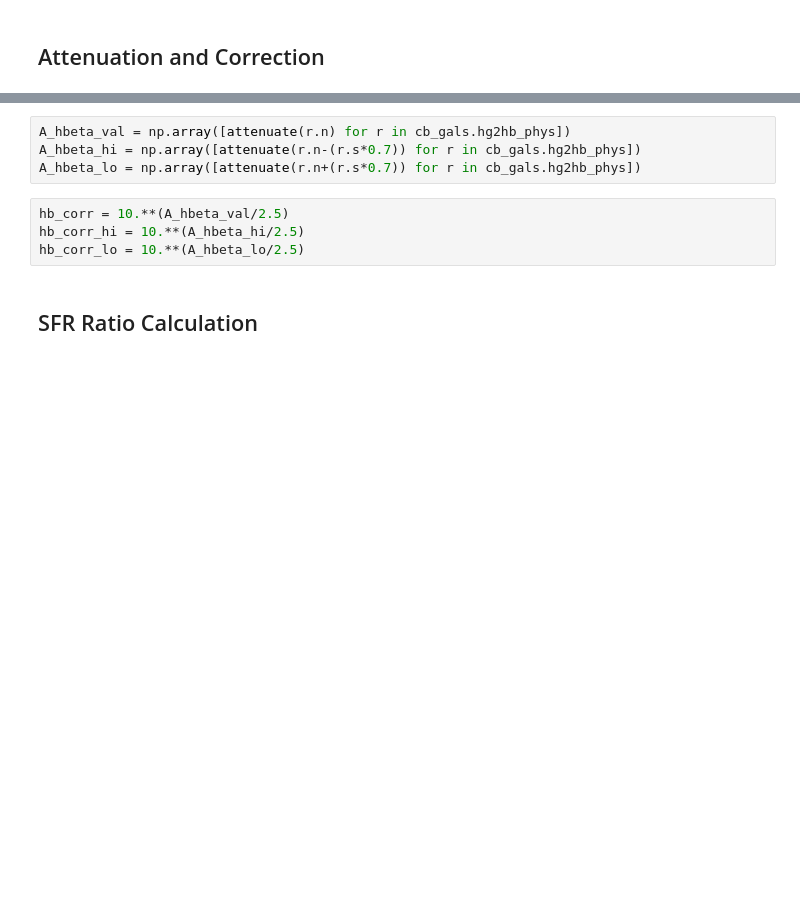
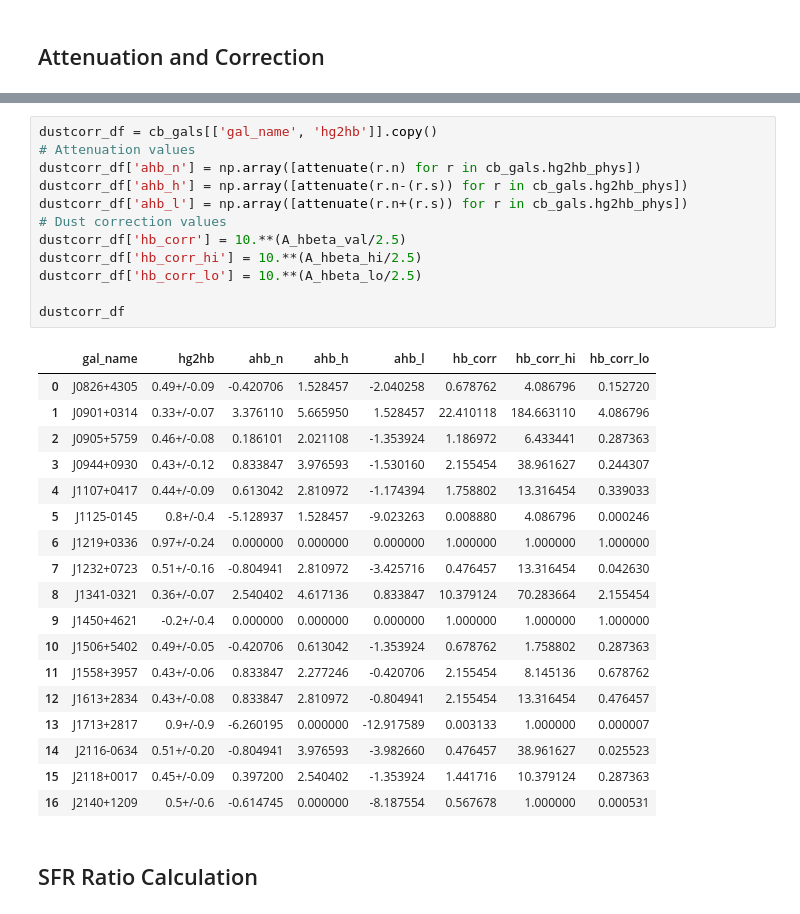
Before and after one commit to aleksds/bates_galaxies_lab, a Jupyter notebook: hires/cb_thesis.ipynb, the cells around one changed output, grey strips where cells are left out. Saved outputs shown, nothing was run; the diff lists cells and outputs as text; blank space fills up the shorter version.

```diff
--- a/hires/cb_thesis.ipynb
+++ b/hires/cb_thesis.ipynb
@@ -90,11 +83,34 @@ def attenuate(current_ratio):
 # %%
-A_hbeta_val = np.array([attenuate(r.n) for r in cb_gals.hg2hb_phys])
-A_hbeta_hi = np.array([attenuate(r.n-(r.s*0.7)) for r in cb_gals.hg2hb_phys])
-A_hbeta_lo = np.array([attenuate(r.n+(r.s*0.7)) for r in cb_gals.hg2hb_phys])
+dustcorr_df = cb_gals[['gal_name', 'hg2hb']].copy()
+# Attenuation values
+dustcorr_df['ahb_n'] = np.array([attenuate(r.n) for r in cb_gals.hg2hb_phys])
+dustcorr_df['ahb_h'] = np.array([attenuate(r.n-(r.s)) for r in cb_gals.hg2hb_phys])
+dustcorr_df['ahb_l'] = np.array([attenuate(r.n+(r.s)) for r in cb_gals.hg2hb_phys])
+# Dust correction values
+dustcorr_df['hb_corr'] = 10.**(A_hbeta_val/2.5)
+dustcorr_df['hb_corr_hi'] = 10.**(A_hbeta_hi/2.5)
+dustcorr_df['hb_corr_lo'] = 10.**(A_hbeta_lo/2.5)
+
+dustcorr_df
+# %% [output]
+|  | gal_name | hg2hb | ahb_n | ahb_h | ahb_l | hb_corr | hb_corr_hi | hb_corr_lo |
+| 0 | J0826+4305 | 0.49+/-0.09 | -0.420706 | 1.528457 | -2.040258 | 0.678762 | 4.086796 | 0.152720 |
+| 1 | J0901+0314 | 0.33+/-0.07 | 3.376110 | 5.665950 | 1.528457 | 22.410118 | 184.663110 | 4.086796 |
+| 2 | J0905+5759 | 0.46+/-0.08 | 0.186101 | 2.021108 | -1.353924 | 1.186972 | 6.433441 | 0.287363 |
+| 3 | J0944+0930 | 0.43+/-0.12 | 0.833847 | 3.976593 | -1.530160 | 2.155454 | 38.961627 | 0.244307 |
+| 4 | J1107+0417 | 0.44+/-0.09 | 0.613042 | 2.810972 | -1.174394 | 1.758802 | 13.316454 | 0.339033 |
+| 5 | J1125-0145 | 0.8+/-0.4 | -5.128937 | 1.528457 | -9.023263 | 0.008880 | 4.086796 | 0.000246 |
+| 6 | J1219+0336 | 0.97+/-0.24 | 0.000000 | 0.000000 | 0.000000 | 1.000000 | 1.000000 | 1.000000 |
+| 7 | J1232+0723 | 0.51+/-0.16 | -0.804941 | 2.810972 | -3.425716 | 0.476457 | 13.316454 | 0.042630 |
+| 8 | J1341-0321 | 0.36+/-0.07 | 2.540402 | 4.617136 | 0.833847 | 10.379124 | 70.283664 | 2.155454 |
+| 9 | J1450+4621 | -0.2+/-0.4 | 0.000000 | 0.000000 | 0.000000 | 1.000000 | 1.000000 | 1.000000 |
+| 10 | J1506+5402 | 0.49+/-0.05 | -0.420706 | 0.613042 | -1.353924 | 0.678762 | 1.758802 | 0.287363 |
+| 11 | J1558+3957 | 0.43+/-0.06 | 0.833847 | 2.277246 | -0.420706 | 2.155454 | 8.145136 | 0.678762 |
+| 12 | J1613+2834 | 0.43+/-0.08 | 0.833847 | 2.810972 | -0.804941 | 2.155454 | 13.316454 | 0.476457 |
+| 13 | J1713+2817 | 0.9+/-0.9 | -6.260195 | 0.000000 | -12.917589 | 0.003133 | 1.000000 | 0.000007 |
+| 14 | J2116-0634 | 0.51+/-0.20 | -0.804941 | 3.976593 | -3.982660 | 0.476457 | 38.961627 | 0.025523 |
+| 15 | J2118+0017 | 0.45+/-0.09 | 0.397200 | 2.540402 | -1.353924 | 1.441716 | 10.379124 | 0.287363 |
+| 16 | J2140+1209 | 0.5+/-0.6 | -0.614745 | 0.000000 | -8.187554 | 0.567678 | 1.000000 | 0.000531 |
-# %%
-hb_corr = 10.**(A_hbeta_val/2.5)
-hb_corr_hi = 10.**(A_hbeta_hi/2.5)
-hb_corr_lo = 10.**(A_hbeta_lo/2.5)
 # %% [markdown]
 ## SFR Ratio Calculation
 # %%
```
Also changed, not shown: parts of 7 cells of this notebook.
